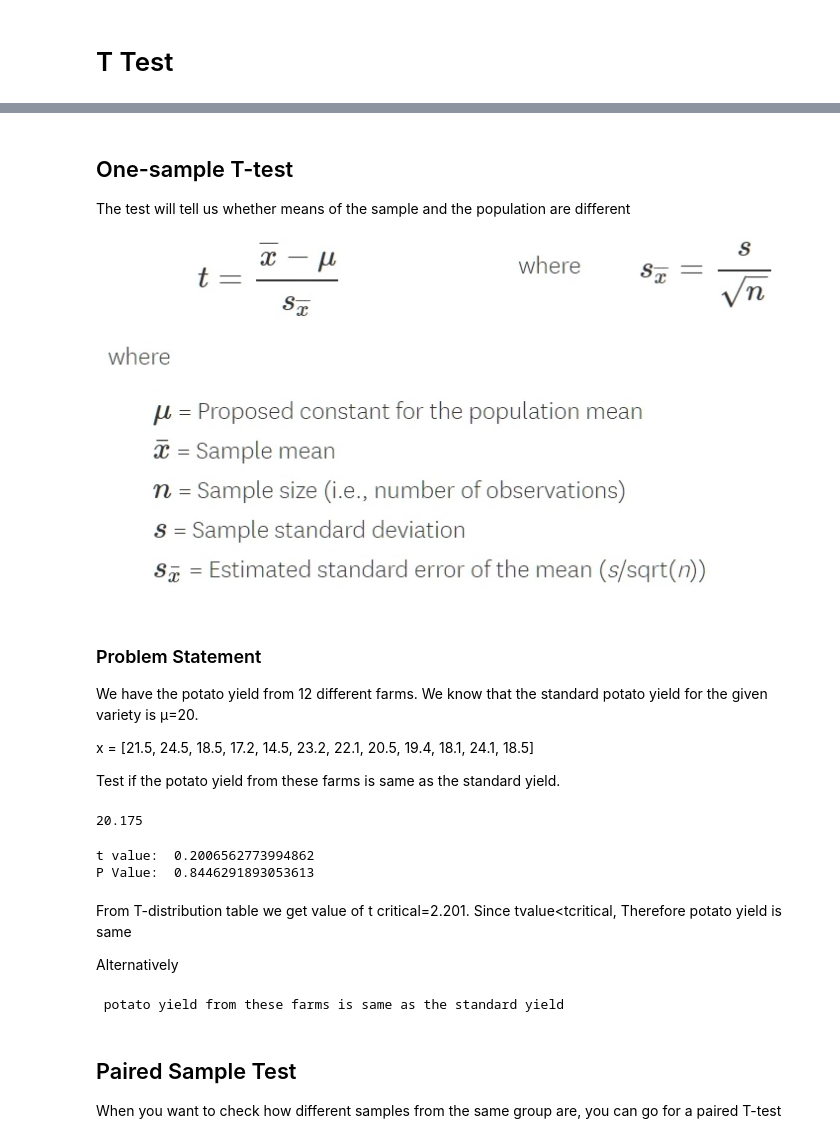
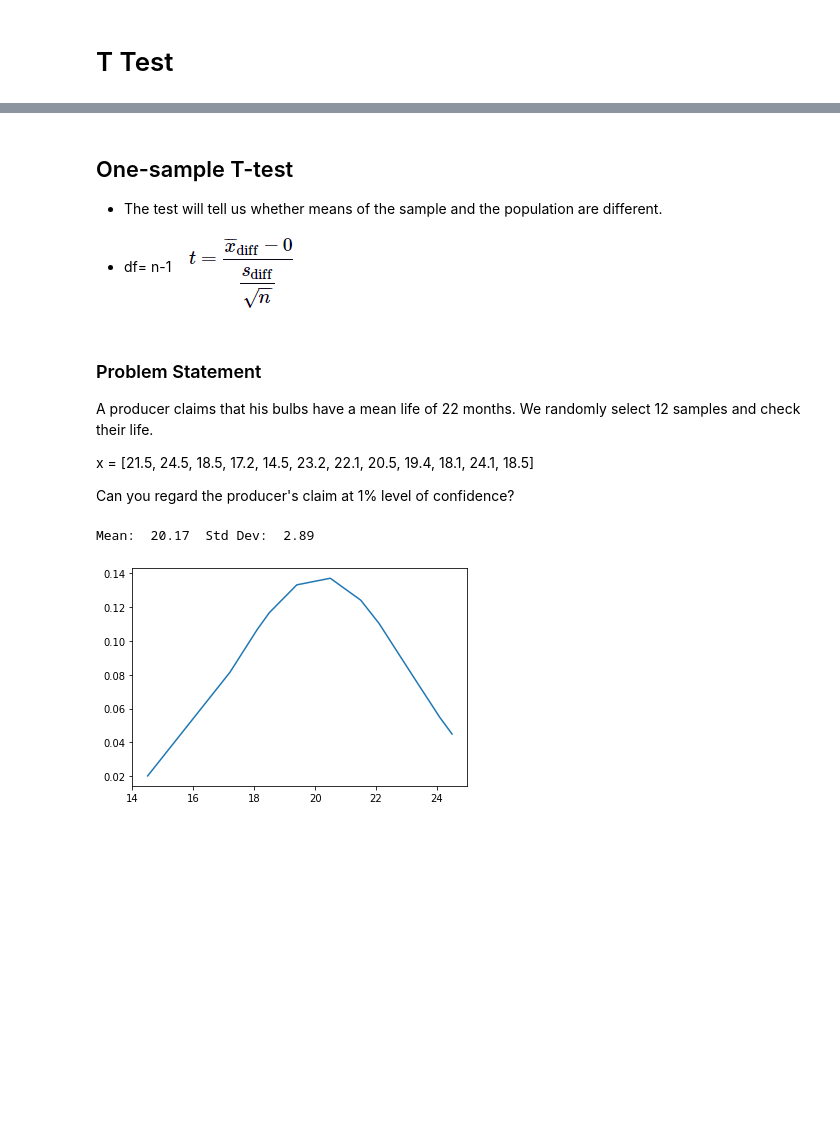
Before and after one commit to CO18353/ttest, a Jupyter notebook: T Test.ipynb, the cells around one changed output, grey strips where cells are left out. Drawn from its saved outputs; the diff is of its cells as text; code cells hidden in the pictures; blank space fills up the shorter version.

Commit message:
Added visualization for t distribution

```diff
--- a/T Test.ipynb
+++ b/T Test.ipynb
@@ -76,44 +6,26 @@ else:
 # %% [markdown]
 ##  One-sample T-test
 
-The test will tell us whether means of the sample and the population are different
-
-![image.png](attachment:image.png-old)
+- The test will tell us whether means of the sample and the population are different.
+- df= n-1
+![image.png](attachment:image.png-new)
 # %% [markdown]
 ### Problem Statement
-We have the potato yield from 12 different farms. We know that the standard potato yield for the given variety is µ=20.
+A producer claims that his bulbs have a mean life of 22 months. We randomly select 12 samples and check their life.
 
 x = [21.5, 24.5, 18.5, 17.2, 14.5, 23.2, 22.1, 20.5, 19.4, 18.1, 24.1, 18.5]
 
-Test if the potato yield from these farms is same as the standard yield.
+Can you regard the producer's claim at 1% level of confidence?
 # %%
+from scipy.stats
+import numpy as np
 x =  [21.5, 24.5, 18.5, 17.2, 14.5, 23.2, 22.1, 20.5, 19.4, 18.1, 24.1, 18.5]
+x = sorted(x)
+mean=round(np.mean(x),2)
+sd=round(np.std(x),2)
+print("Mean: ",mean," Std Dev: ",sd)
+plt.plot(x, norm.pdf(x, mean, sd))
+plt.show()
+# %% [output]
+Mean:  20.17  Std Dev:  2.89
+[figure, added]
-# %%
-from scipy.stats import ttest_1samp
-import numpy as np
-
-print(np.mean(x))
-# %% [output]
-20.175
-# %%
-tvalue, pvalue = ttest_1samp(x, popmean=20)
-print("t value: ", tvalue)
-print("P Value: ", pvalue)
-# %% [output]
-t value:  0.2006562773994862
-P Value:  0.8446291893053613
-# %% [markdown]
-From T-distribution table we get value of t critical=2.201.
-Since tvalue<tcritical, Therefore potato yield is same
-
-Alternatively
-# %%
-if pvalue < 0.05:    # alpha value is 0.05 or 5%
-    print("  potato yield from these farms is diffrent from the standard yield")
-else:
-    print(" potato yield from these farms is same as the standard yield")
-# %% [output]
- potato yield from these farms is same as the standard yield
-# %% [markdown]
-## Paired Sample Test
-When you want to check how different samples from the same group are, you can go for a paired T-test
```
Also changed, not shown: parts of 17 cells of this notebook.
